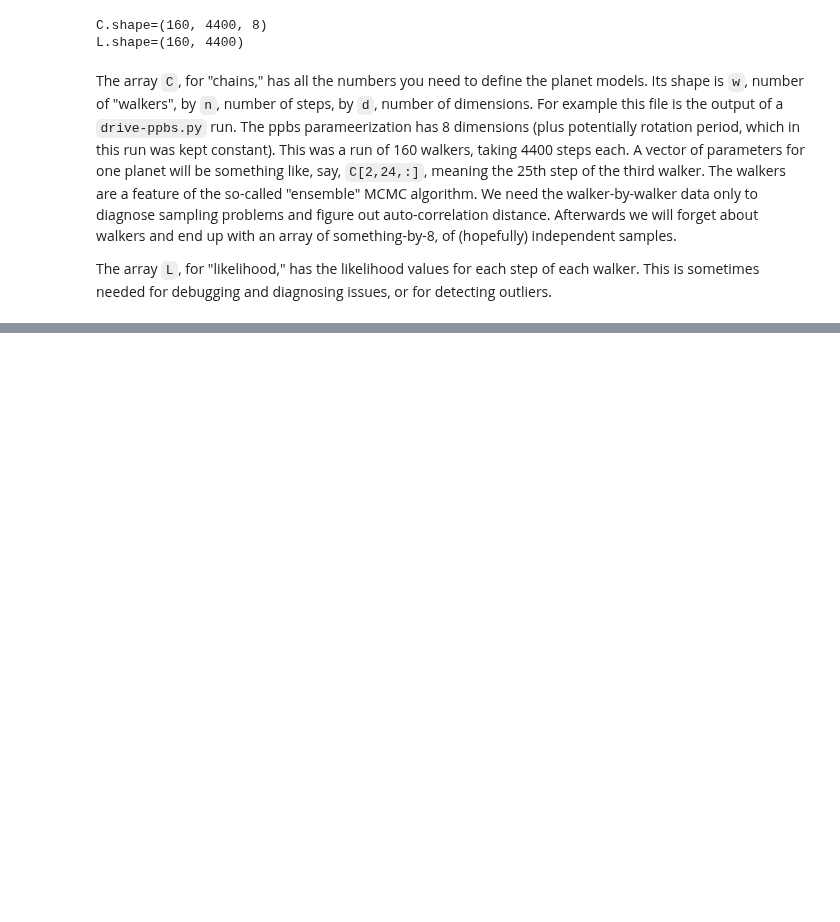
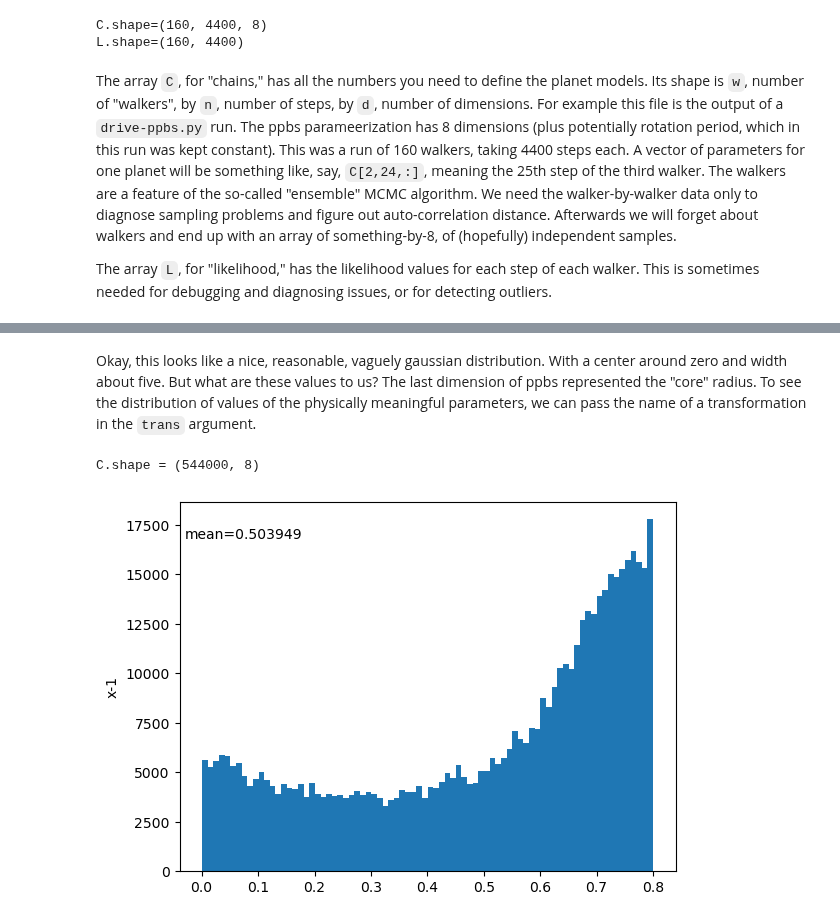
Before and after one commit to nmovshov/pyPIPE, a Jupyter notebook: how_to_samplify.ipynb, the cells around one changed output, grey strips where cells are left out. Drawn from its saved outputs; the diff is of its cells as text; code cells hidden in the pictures; blank space fills up the shorter version.

```diff
--- a/how_to_samplify.ipynb
+++ b/how_to_samplify.ipynb
@@ -24,0 +68,7 @@ The array `L`, for "likelihood," has the likelihood values for each step of each
+# %% [markdown]
+Okay, this looks like a nice, reasonable, vaguely gaussian distribution. With a center around zero and width about five. But what are these values to us? The last dimension of ppbs represented the "core" radius. To see the distribution of values of the physically meaningful parameters, we can pass the name of a transformation in the `trans` argument.
+# %%
+ah.plot_histograms(fname, dims=-1, burn=1000, trans=ppbs._transform)
+# %% [output]
+C.shape = (544000, 8)
+[figure, added]
```
Also changed, not shown: parts of 32 cells of this notebook, 2 other files.
